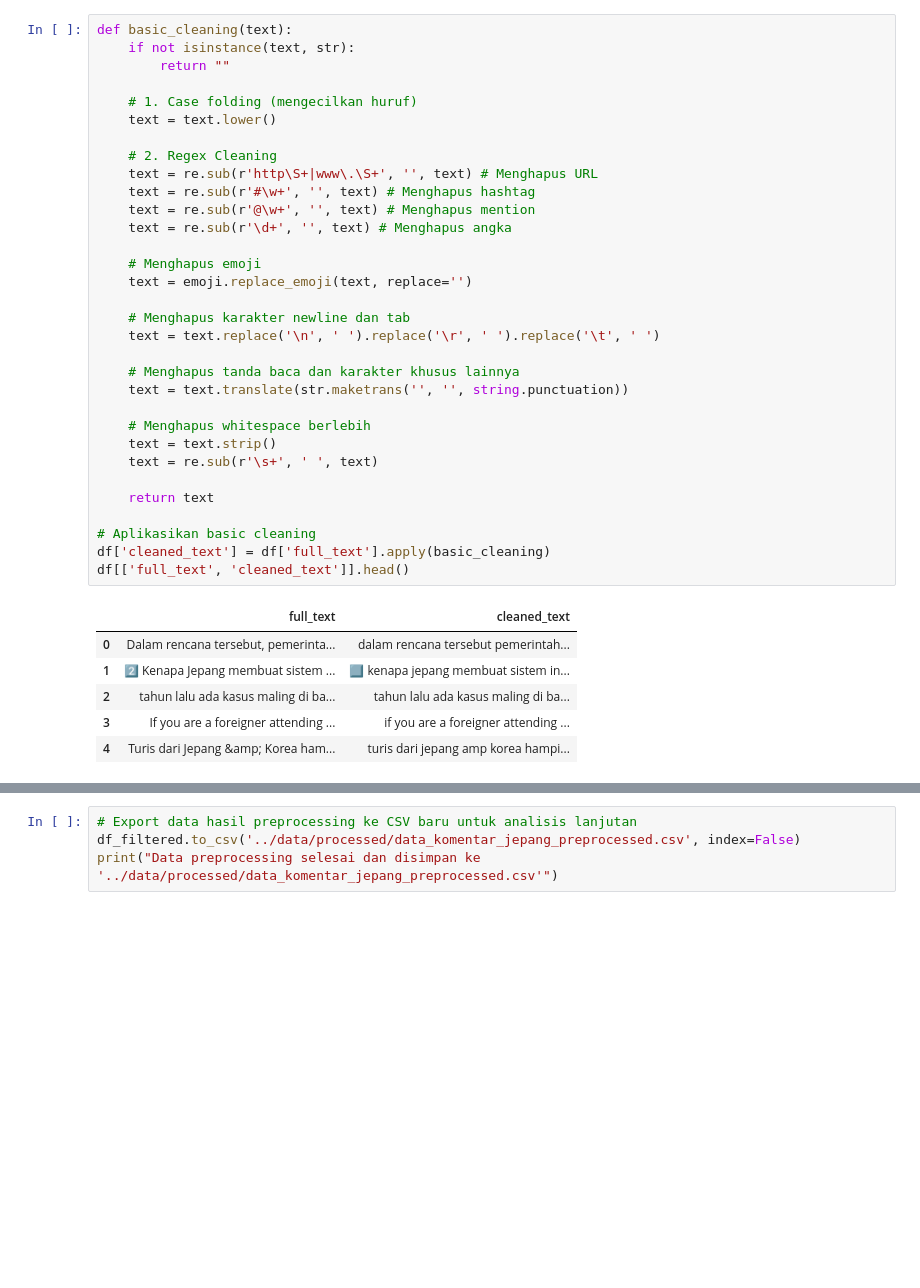
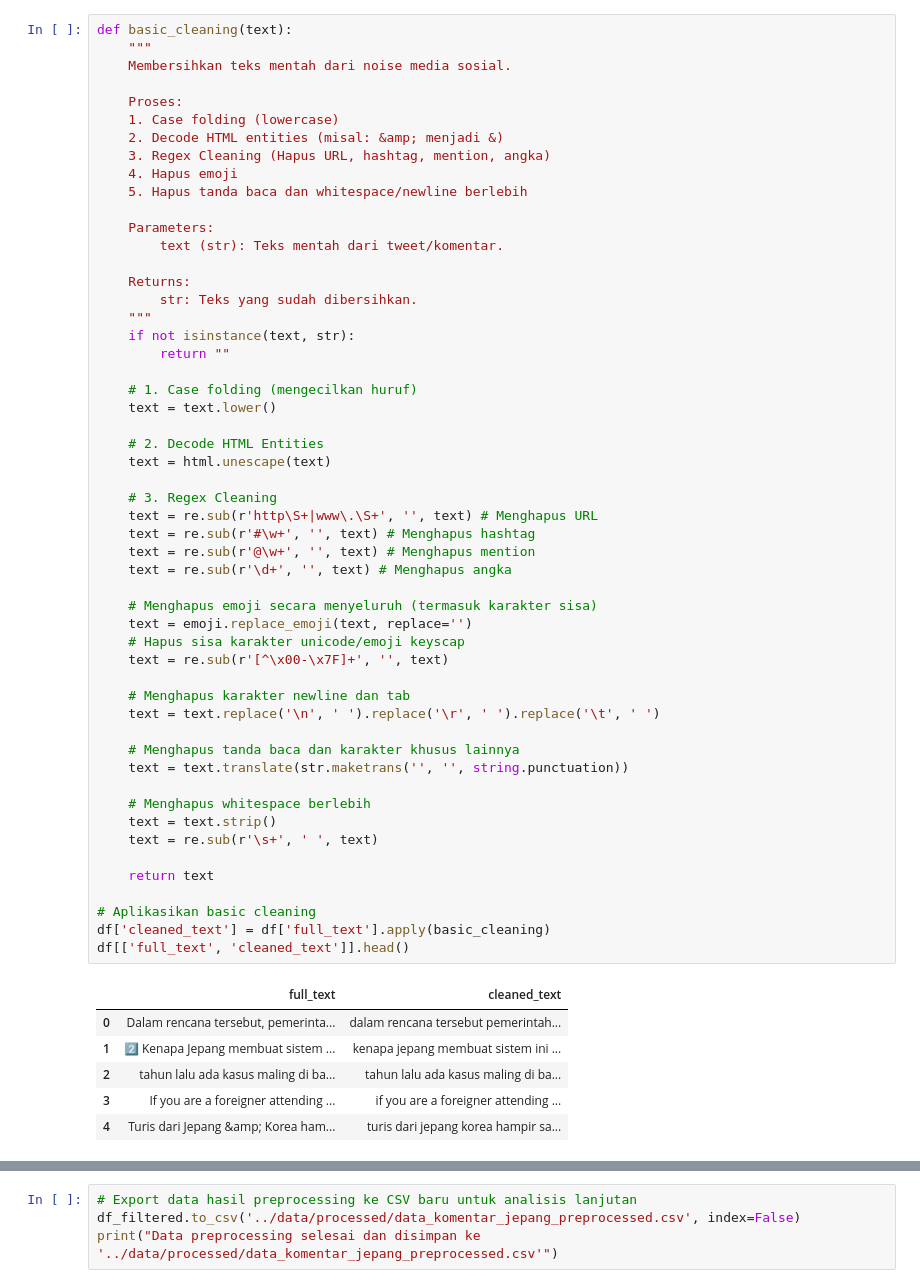
Before and after one commit to mnabilfs/problematic-tourist-japan-sentiment-pipeline, a Jupyter notebook: scripts/pipeline_preprocessing.ipynb, the cells around one changed output, grey strips where cells are left out. Drawn from its saved outputs; the diff is of its cells as text; blank space fills up the shorter version.

```diff
--- a/scripts/pipeline_preprocessing.ipynb
+++ b/scripts/pipeline_preprocessing.ipynb
@@ -85,40 +190,61 @@ Membuat skrip Python untuk Case folding, Regex cleaning, dan Filtering.
 # %%
 def basic_cleaning(text):
+    """
+    Membersihkan teks mentah dari noise media sosial.
+
+    Proses:
+    1. Case folding (lowercase)
+    2. Decode HTML entities (misal: &amp; menjadi &)
+    3. Regex Cleaning (Hapus URL, hashtag, mention, angka)
+    4. Hapus emoji
+    5. Hapus tanda baca dan whitespace/newline berlebih
+
+    Parameters:
+        text (str): Teks mentah dari tweet/komentar.
+
+    Returns:
+        str: Teks yang sudah dibersihkan.
+    """
     if not isinstance(text, str):
         return ""
 
     # 1. Case folding (mengecilkan huruf)
     text = text.lower()
 
-    # 2. Regex Cleaning
+    # 2. Decode HTML Entities
+    text = html.unescape(text)
+
+    # 3. Regex Cleaning
     text = re.sub(r'http\S+|www\.\S+', '', text) # Menghapus URL
     text = re.sub(r'#\w+', '', text) # Menghapus hashtag
     text = re.sub(r'@\w+', '', text) # Menghapus mention
     text = re.sub(r'\d+', '', text) # Menghapus angka
 
-    # Menghapus emoji
+    # Menghapus emoji secara menyeluruh (termasuk karakter sisa)
     text = emoji.replace_emoji(text, replace='')
+    # Hapus sisa karakter unicode/emoji keyscap
+    text = re.sub(r'[^\x00-\x7F]+', '', text)
 
     # Menghapus karakter newline dan tab
     text = text.replace('\n', ' ').replace('\r', ' ').replace('\t', ' ')
 
     # Menghapus tanda baca dan karakter khusus lainnya
     text = text.translate(str.maketrans('', '', string.punctuation))
 
     # Menghapus whitespace berlebih
     text = text.strip()
     text = re.sub(r'\s+', ' ', text)
 
     return text
 
 # Aplikasikan basic cleaning
 df['cleaned_text'] = df['full_text'].apply(basic_cleaning)
 df[['full_text', 'cleaned_text']].head()
 # %% [output]
 |  | full_text | cleaned_text |
 | 0 | Dalam rencana tersebut, pemerinta... | dalam rencana tersebut pemerintah... |
-| 1 | 2️⃣ Kenapa Jepang membuat sistem ... | ⃣ kenapa jepang membuat sistem in... |
+| 1 | 2️⃣ Kenapa Jepang membuat sistem ... | kenapa jepang membuat sistem ini ... |
 | 2 | tahun lalu ada kasus maling di ba... | tahun lalu ada kasus maling di ba... |
 | 3 | If you are a foreigner attending ... | if you are a foreigner attending ... |
-| 4 | Turis dari Jepang &amp; Korea ham... | turis dari jepang amp korea hampi... |
+| 4 | Turis dari Jepang &amp; Korea ham... | turis dari jepang korea hampir sa... |
 # %%
```
Also changed, not shown: parts of 23 cells of this notebook, 6 other files.
